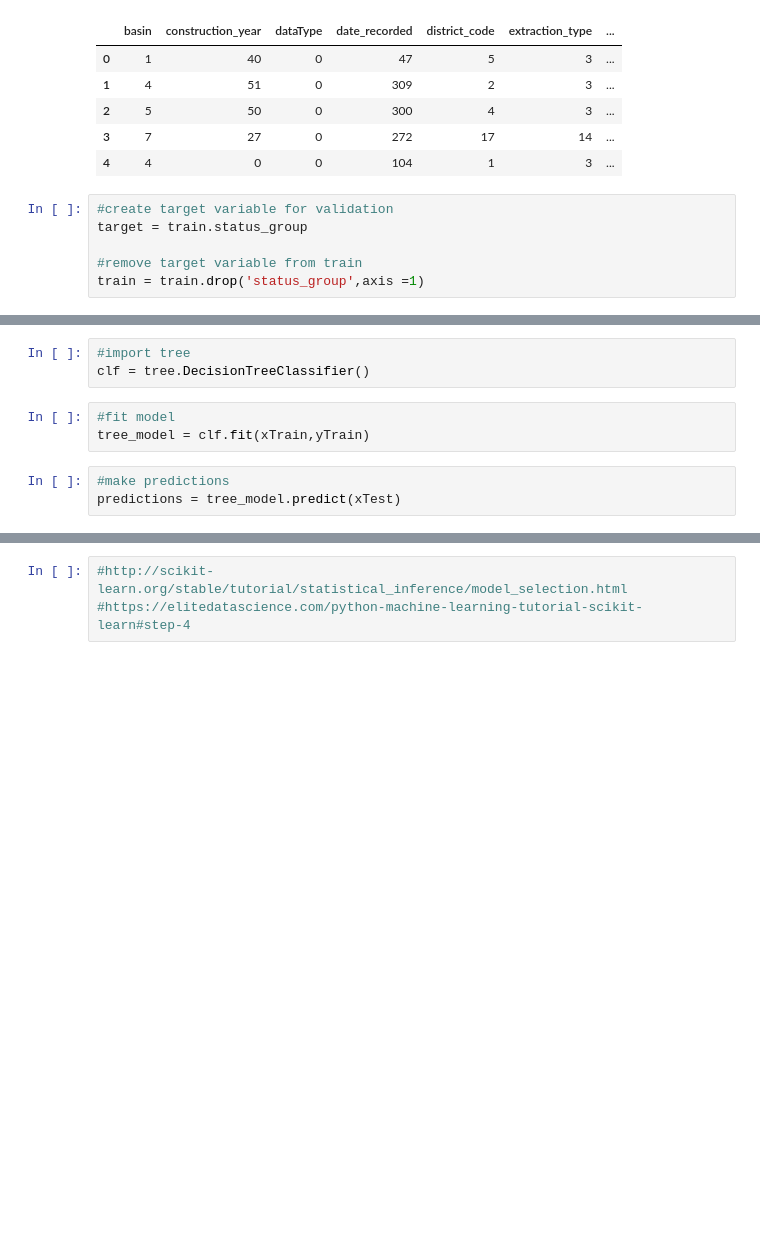
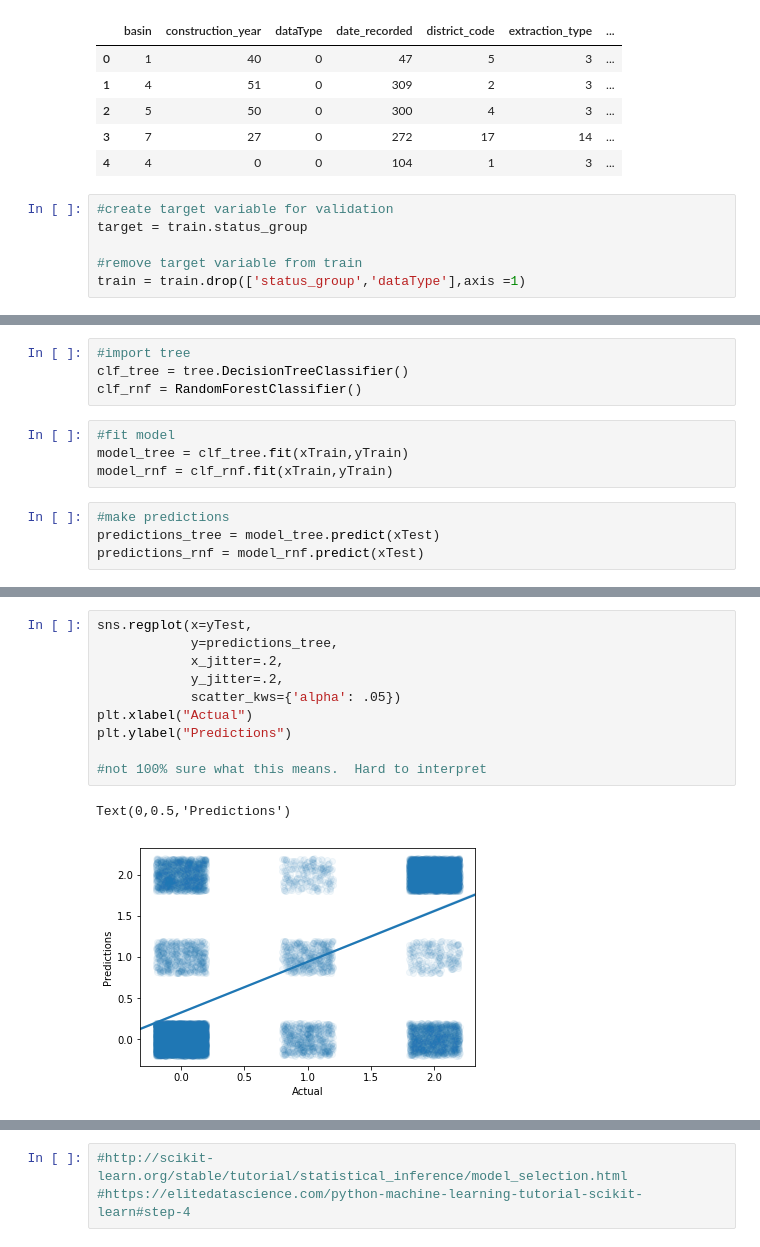
Before and after one commit to JohnErnestBonanno/WaterPump, a Jupyter notebook: Modeling_WaterPump.ipynb, the cells around one changed output, grey strips where cells are left out. Cells and saved outputs as stored; diff of their text form; blank space fills up the shorter version.

Commit message:
Compare Tree to RNF

```diff
--- a/Modeling_WaterPump.ipynb
+++ b/Modeling_WaterPump.ipynb
@@ -44,4 +48,4 @@ train.head()
 target = train.status_group
 
 #remove target variable from train
-train = train.drop('status_group',axis =1)
+train = train.drop(['status_group','dataType'],axis =1)
@@ -75,9 +78,12 @@ print(xTest.shape, yTest.shape)
 # %%
 #import tree
-clf = tree.DecisionTreeClassifier()
+clf_tree = tree.DecisionTreeClassifier()
+clf_rnf = RandomForestClassifier()
 # %%
 #fit model
-tree_model = clf.fit(xTrain,yTrain)
+model_tree = clf_tree.fit(xTrain,yTrain)
+model_rnf = clf_rnf.fit(xTrain,yTrain)
 # %%
 #make predictions
-predictions = tree_model.predict(xTest)
+predictions_tree = model_tree.predict(xTest)
+predictions_rnf = model_rnf.predict(xTest)
@@ -123,0 +125,13 @@ plt.scatter(yTest,predictions)
+# %%
+sns.regplot(x=yTest,
+            y=predictions_tree,
+            x_jitter=.2,
+            y_jitter=.2,
+            scatter_kws={'alpha': .05})
+plt.xlabel("Actual")
+plt.ylabel("Predictions")
+
+#not 100% sure what this means.  Hard to interpret
+# %% [output]
+Text(0,0.5,'Predictions')
+[figure, added]
```
Also changed, not shown: parts of 19 cells of this notebook.
